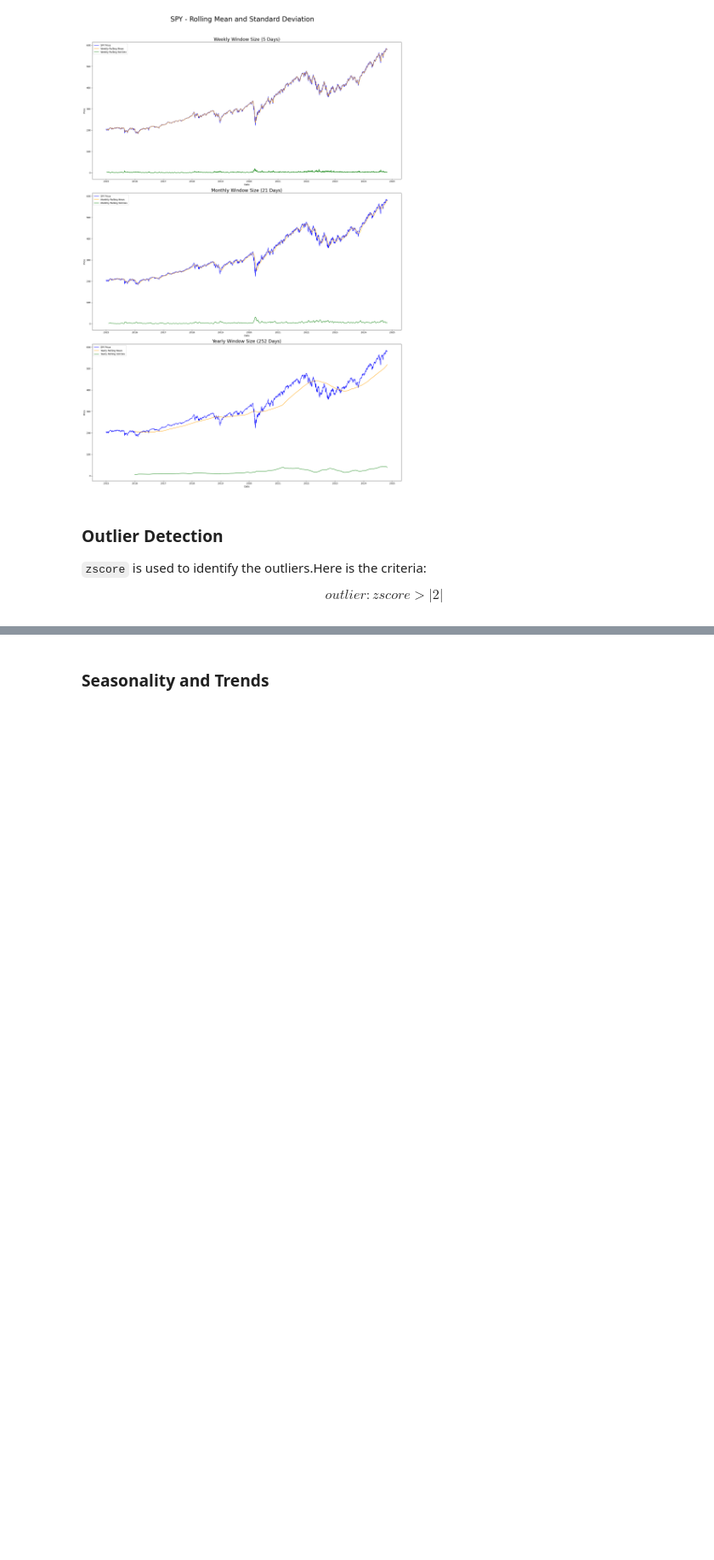
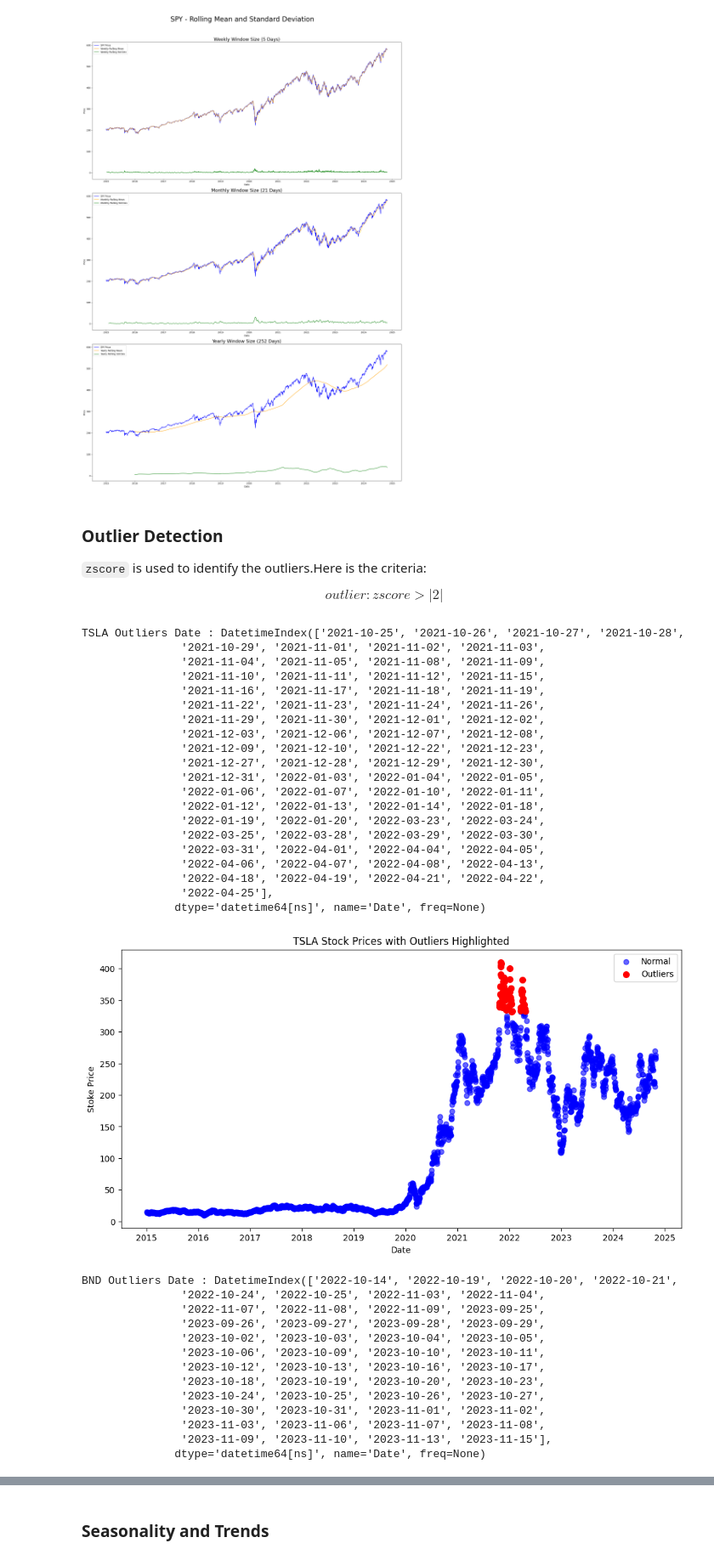
Before and after one commit to wolderufael/Time-Series-Forecasting-for-Portfolio-Management-Optimization, a Jupyter notebook: notebook/Preprocessing_and_EDA.ipynb, the cells around one changed output, grey strips where cells are left out. Shown at 85% size. Saved outputs shown, nothing was run; the diff lists cells and outputs as text; code cells hidden in the pictures; blank space fills up the shorter version.

Commit message:
Outliers detectio and scatter plot

```diff
--- a/notebook/Preprocessing_and_EDA.ipynb
+++ b/notebook/Preprocessing_and_EDA.ipynb
@@ -79,4 +79,39 @@ processor.rolling_mean_std(stoke_data)
 `zscore` is used to identify the outliers.Here is the criteria:
 $$outlier : zscore > |2|$$
 # %%
-Preprocessor.outliers_plot(stoke_data)
+processor.outliers_plot(stoke_data)
+# %% [output]
+TSLA Outliers Date : DatetimeIndex(['2021-10-25', '2021-10-26', '2021-10-27', '2021-10-28',
+               '2021-10-29', '2021-11-01', '2021-11-02', '2021-11-03',
+               '2021-11-04', '2021-11-05', '2021-11-08', '2021-11-09',
+               '2021-11-10', '2021-11-11', '2021-11-12', '2021-11-15',
+               '2021-11-16', '2021-11-17', '2021-11-18', '2021-11-19',
+               '2021-11-22', '2021-11-23', '2021-11-24', '2021-11-26',
+               '2021-11-29', '2021-11-30', '2021-12-01', '2021-12-02',
+               '2021-12-03', '2021-12-06', '2021-12-07', '2021-12-08',
+               '2021-12-09', '2021-12-10', '2021-12-22', '2021-12-23',
+               '2021-12-27', '2021-12-28', '2021-12-29', '2021-12-30',
+               '2021-12-31', '2022-01-03', '2022-01-04', '2022-01-05',
+               '2022-01-06', '2022-01-07', '2022-01-10', '2022-01-11',
+               '2022-01-12', '2022-01-13', '2022-01-14', '2022-01-18',
+               '2022-01-19', '2022-01-20', '2022-03-23', '2022-03-24',
+               '2022-03-25', '2022-03-28', '2022-03-29', '2022-03-30',
+               '2022-03-31', '2022-04-01', '2022-04-04', '2022-04-05',
+               '2022-04-06', '2022-04-07', '2022-04-08', '2022-04-13',
+               '2022-04-18', '2022-04-19', '2022-04-21', '2022-04-22',
+               '2022-04-25'],
+              dtype='datetime64[ns]', name='Date', freq=None)
+[figure, added]
+BND Outliers Date : DatetimeIndex(['2022-10-14', '2022-10-19', '2022-10-20', '2022-10-21',
+               '2022-10-24', '2022-10-25', '2022-11-03', '2022-11-04',
+               '2022-11-07', '2022-11-08', '2022-11-09', '2023-09-25',
+               '2023-09-26', '2023-09-27', '2023-09-28', '2023-09-29',
+               '2023-10-02', '2023-10-03', '2023-10-04', '2023-10-05',
+               '2023-10-06', '2023-10-09', '2023-10-10', '2023-10-11',
+               '2023-10-12', '2023-10-13', '2023-10-16', '2023-10-17',
+               '2023-10-18', '2023-10-19', '2023-10-20', '2023-10-23',
+               '2023-10-24', '2023-10-25', '2023-10-26', '2023-10-27',
+               '2023-10-30', '2023-10-31', '2023-11-01', '2023-11-02',
+               '2023-11-03', '2023-11-06', '2023-11-07', '2023-11-08',
+               '2023-11-09', '2023-11-10', '2023-11-13', '2023-11-15'],
+              dtype='datetime64[ns]', name='Date', freq=None)
```
Also changed, not shown: parts of 1 cell of this notebook, 1 other file.
